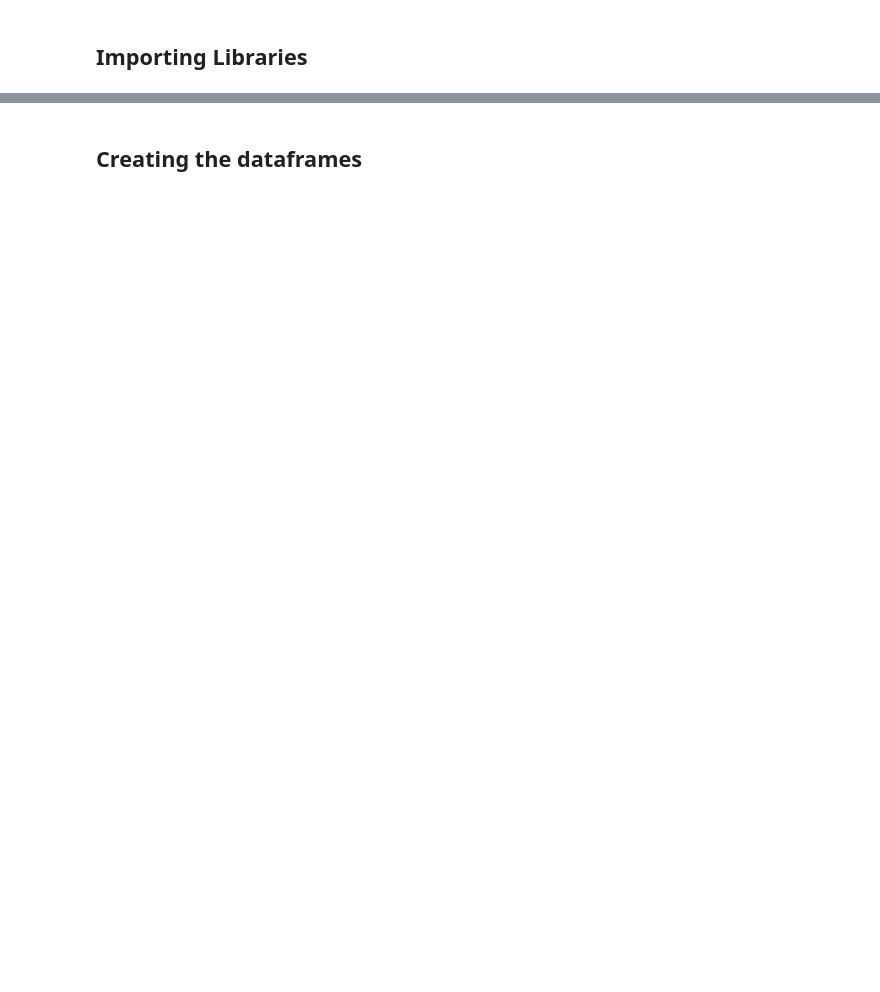
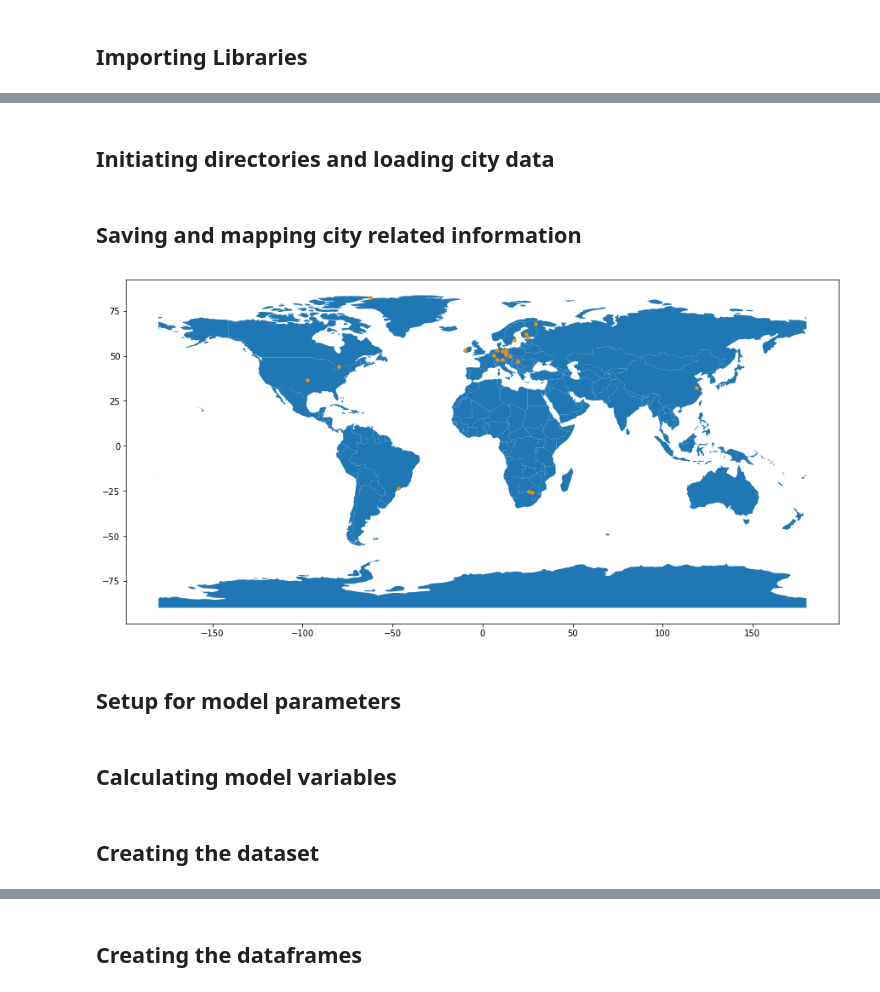
Before and after one commit to ellarauth/aerosol-modeling, a Jupyter notebook: notebooks/explore.ipynb, the cells around one changed output, grey strips where cells are left out. Saved outputs shown, nothing was run; the diff lists cells and outputs as text; code cells hidden in the pictures; blank space fills up the shorter version.

```diff
--- a/notebooks/explore.ipynb
+++ b/notebooks/explore.ipynb
@@ -608,0 +49,2 @@ def plot_results(name, predictions):
+# %% [markdown]
+## Initiating directories and loading city data
@@ -608,0 +73,44 @@ def plot_results(name, predictions):
+# %% [markdown]
+## Saving and mapping city related information
+# %%
+# saving the unique city abbrevations
+unique_cities = cities.city.unique()
+
+# dictionary mapping city abbrevations to full city names
+city_names = {'ALE': 'Alert, Canada',
+              'ABZ': 'Annaberg-Buchholz, Germany',
+              'ASP': 'Aspvreten, Sweden',
+              'BOT': 'Botsalano, South Africa',
+              'BSL': 'Bösel (Südoldenburg), Germany',
+              'EGB': 'Egbert, Canada',
+              'HEL': 'Helsinki, Finland',
+              'HPB': 'Hohenpeissenberg, Germany',
+              'HYY': 'Hyytiälä, Finland',
+              'KCE': 'Kosetice, Czech Republic',
+              'KPZ': 'K-Puszta, Hungary',
+              'MHD': 'Mace Head, Ireland',
+              'MAR': 'Marikana, South Africa',
+              'MLP': 'Melpitz, Germany',
+              'NAN': 'Nanjing, China',
+              'NEU': 'Neuglobsow, Germany',
+              'SAO': 'São Paulo, Brazil',
+              'SCH': 'Schauinsland, Germany',
+              'SGP': 'Southern Great Plains, Oklahoma, USA',
+              'VIE': 'Vielsalm, Belgium',
+              'VAR': 'Värriö, Finland',
+              'WAL': 'Waldhof, Germany'}
+
+# creating a geodataframe with all cities
+geometry = [Point(xy) for xy in zip(cities.longitude, cities.latitude)]
+gdf = gpd.GeoDataFrame(cities.city, crs={'init': 'epsg:4326'}, geometry=geometry)
+
+# geodataframe containing outlines of all countries in the world
+world = gpd.read_file(gpd.datasets.get_path('naturalearth_lowres'))
+
+# plotting the countries and cities
+ax = world.plot(figsize=(15,10))
+gdf.plot(ax=ax, color='darkorange', markersize=12);
+# %% [output]
+[figure, added]
+# %% [markdown]
+## Setup for model parameters
@@ -608,0 +151,2 @@ def plot_results(name, predictions):
+# %% [markdown]
+## Calculating model variables
@@ -608,0 +220,2 @@ def plot_results(name, predictions):
+# %% [markdown]
+## Creating the dataset
```
Also changed, not shown: parts of 73 cells of this notebook, 1 other file.
